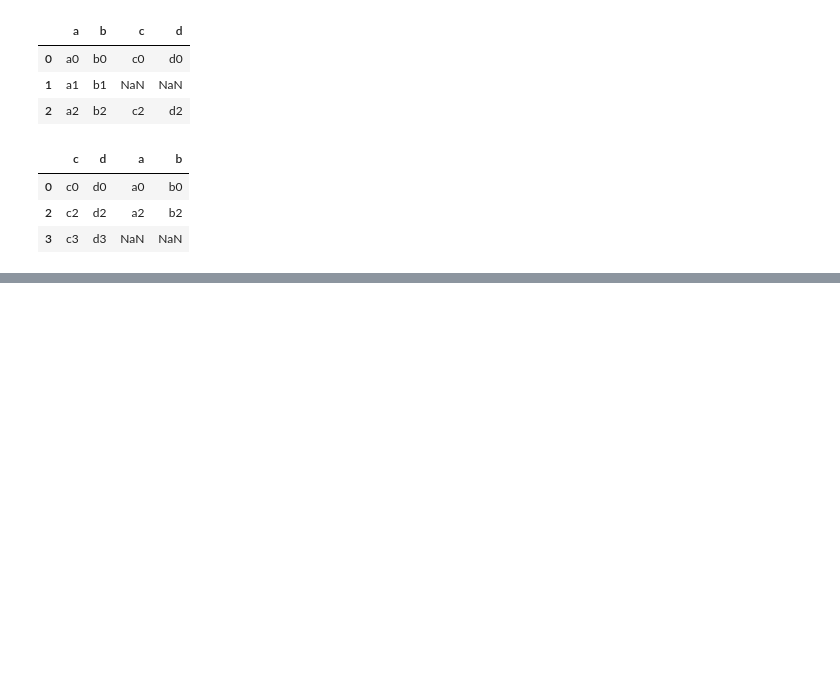
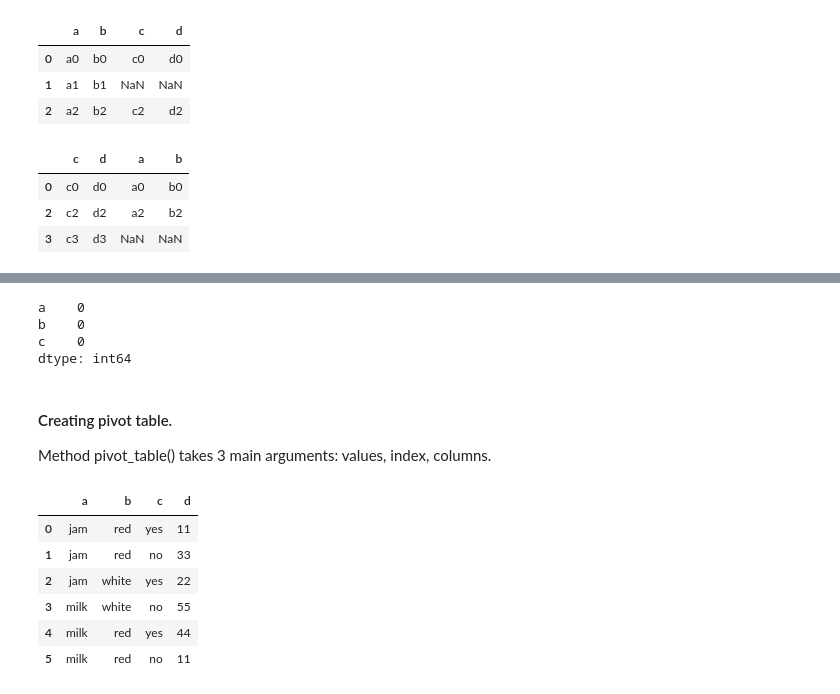
Before and after one commit to jayashree8/Machine_learning_EDA, a Jupyter notebook: Guide/Pandas/Pandas.ipynb, the cells around one changed output, grey strips where cells are left out. Cells and saved outputs as stored; diff of their text form; code cells hidden in the pictures; blank space fills up the shorter version.

```diff
--- a/Guide/Pandas/Pandas.ipynb
+++ b/Guide/Pandas/Pandas.ipynb
@@ -714,0 +805,25 @@ df7.join(df6)
+# %%
+df8.isnull().sum()
+# %% [output]
+a    0
+b    0
+c    0
+dtype: int64
+# %% [markdown]
+#### Creating pivot table.
+Method pivot_table() takes 3 main arguments: values, index, columns.
+# %%
+df9 = pd.DataFrame({'a':['jam','jam','jam','milk','milk','milk'],
+                    'b':['red','red','white','white','red','red'],
+                    'c':['yes','no','yes','no','yes','no'],
+                    'd':[11,33,22,55,44,11]})
+# %%
+df9
+# %% [output]
+|  | a | b | c | d |
+| 0 | jam | red | yes | 11 |
+| 1 | jam | red | no | 33 |
+| 2 | jam | white | yes | 22 |
+| 3 | milk | white | no | 55 |
+| 4 | milk | red | yes | 44 |
+| 5 | milk | red | no | 11 |
```
Also changed, not shown: parts of 43 cells of this notebook, 4 other files.
